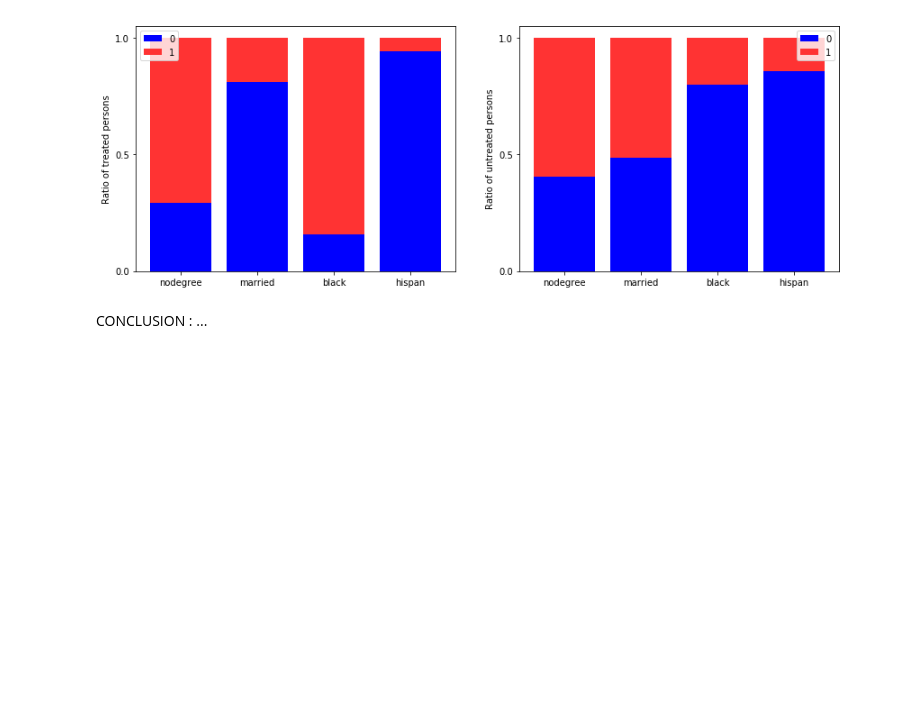
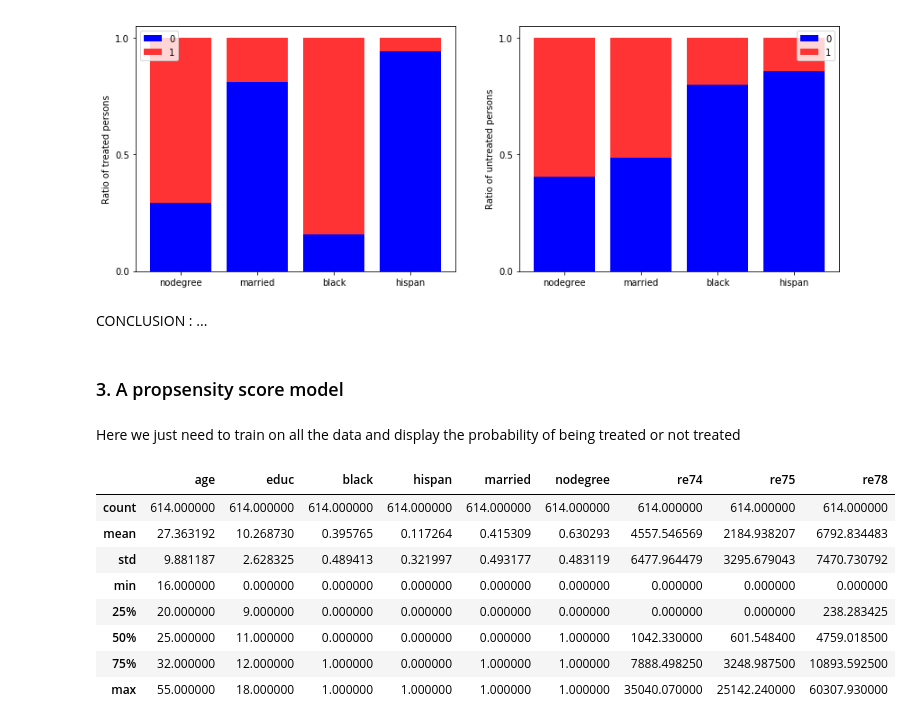
Before and after one commit to IsaacLeimgruber/ADA_labs_repo, a Jupyter notebook: 04 - Applied ML/HW04_Kevin.ipynb, the cells around one changed output. Cells and saved outputs as stored; diff of their text form; code cells hidden in the pictures; blank space fills up the shorter version.

```diff
--- a/04 - Applied ML/HW04_Kevin.ipynb
+++ b/04 - Applied ML/HW04_Kevin.ipynb
@@ -240,3 +241,25 @@ plt.show()
 [figure]
 # %% [markdown]
 CONCLUSION : ...
+# %% [markdown]
+### 3. A propsensity score model
+# %% [markdown]
+Here we just need to train on all the data and display the probability of being treated or not treated
+# %%
+logistic = linear_model.LogisticRegression()
+
+feature_cols = ['age', 'educ', 'black', 'hispan', 'married', 'nodegree', 're74', 're75', 're78']
+X = patients_df[feature_cols]
+y = patients_df.treat
+
+X.describe()
+# %% [output]
+|  | age | educ | black | hispan | married | nodegree | re74 | re75 | re78 |
+| count | 614.000000 | 614.000000 | 614.000000 | 614.000000 | 614.000000 | 614.000000 | 614.000000 | 614.000000 | 614.000000 |
+| mean | 27.363192 | 10.268730 | 0.395765 | 0.117264 | 0.415309 | 0.630293 | 4557.546569 | 2184.938207 | 6792.834483 |
+| std | 9.881187 | 2.628325 | 0.489413 | 0.321997 | 0.493177 | 0.483119 | 6477.964479 | 3295.679043 | 7470.730792 |
+| min | 16.000000 | 0.000000 | 0.000000 | 0.000000 | 0.000000 | 0.000000 | 0.000000 | 0.000000 | 0.000000 |
+| 25% | 20.000000 | 9.000000 | 0.000000 | 0.000000 | 0.000000 | 0.000000 | 0.000000 | 0.000000 | 238.283425 |
+| 50% | 25.000000 | 11.000000 | 0.000000 | 0.000000 | 0.000000 | 1.000000 | 1042.330000 | 601.548400 | 4759.018500 |
+| 75% | 32.000000 | 12.000000 | 1.000000 | 0.000000 | 1.000000 | 1.000000 | 7888.498250 | 3248.987500 | 10893.592500 |
+| max | 55.000000 | 18.000000 | 1.000000 | 1.000000 | 1.000000 | 1.000000 | 35040.070000 | 25142.240000 | 60307.930000 |
```
Also changed, not shown: parts of 6 cells of this notebook.
